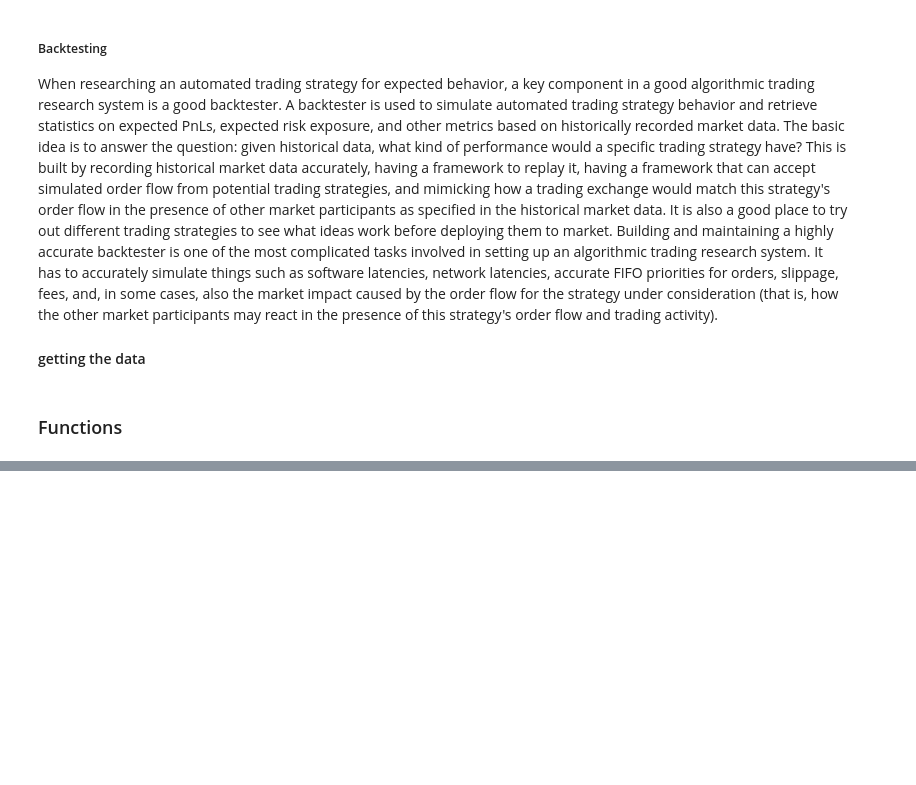
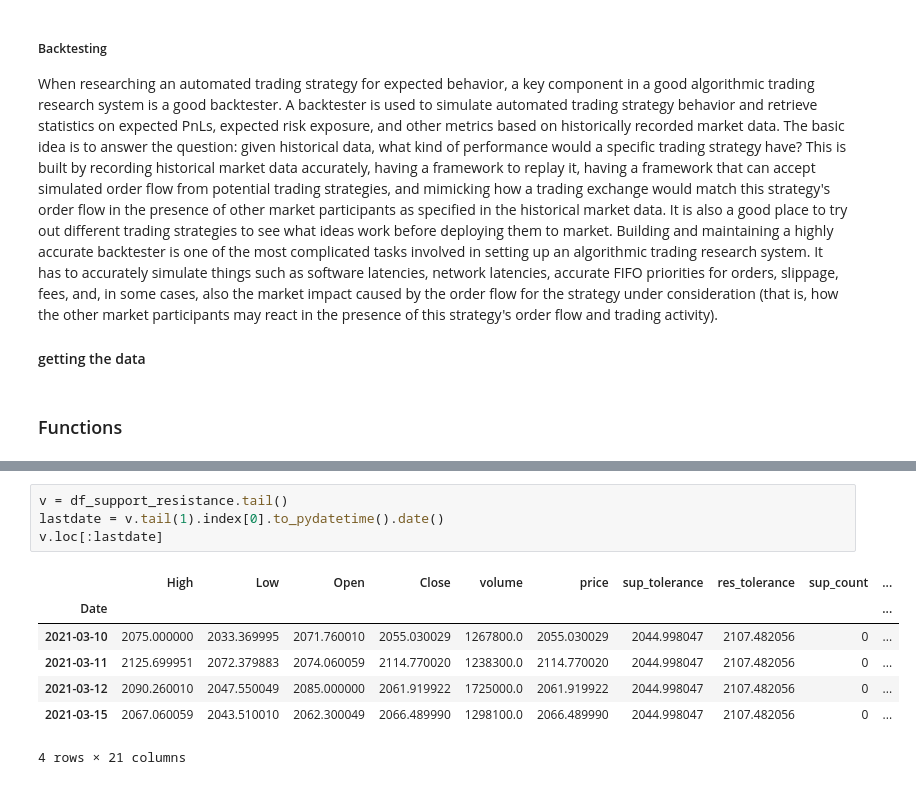
Before and after one commit to jtviegas/nihao, a Jupyter notebook: notebook/learn_algorithmic_trading.ipynb, the cells around one changed output, grey strips where cells are left out. Cells and saved outputs as stored; diff of their text form; blank space fills up the shorter version.

```diff
--- a/notebook/learn_algorithmic_trading.ipynb
+++ b/notebook/learn_algorithmic_trading.ipynb
@@ -172,0 +313,12 @@ signal_analysis('QCLN','2008-01-01', create_signal_simplest_trend)
+# %%
+v = df_support_resistance.tail()
+lastdate = v.tail(1).index[0].to_pydatetime().date()
+v.loc[:lastdate]
+# %% [output]
+|  | High | Low | Open | Close | volume | price | sup_tolerance | res_tolerance | sup_count | ... |
+| Date |  |  |  |  |  |  |  |  |  | ... |
+| 2021-03-10 | 2075.000000 | 2033.369995 | 2071.760010 | 2055.030029 | 1267800.0 | 2055.030029 | 2044.998047 | 2107.482056 | 0 | ... |
+| 2021-03-11 | 2125.699951 | 2072.379883 | 2074.060059 | 2114.770020 | 1238300.0 | 2114.770020 | 2044.998047 | 2107.482056 | 0 | ... |
+| 2021-03-12 | 2090.260010 | 2047.550049 | 2085.000000 | 2061.919922 | 1725000.0 | 2061.919922 | 2044.998047 | 2107.482056 | 0 | ... |
+| 2021-03-15 | 2067.060059 | 2043.510010 | 2062.300049 | 2066.489990 | 1298100.0 | 2066.489990 | 2044.998047 | 2107.482056 | 0 | ... |
+4 rows × 21 columns
```
Also changed, not shown: parts of 8 cells of this notebook.
